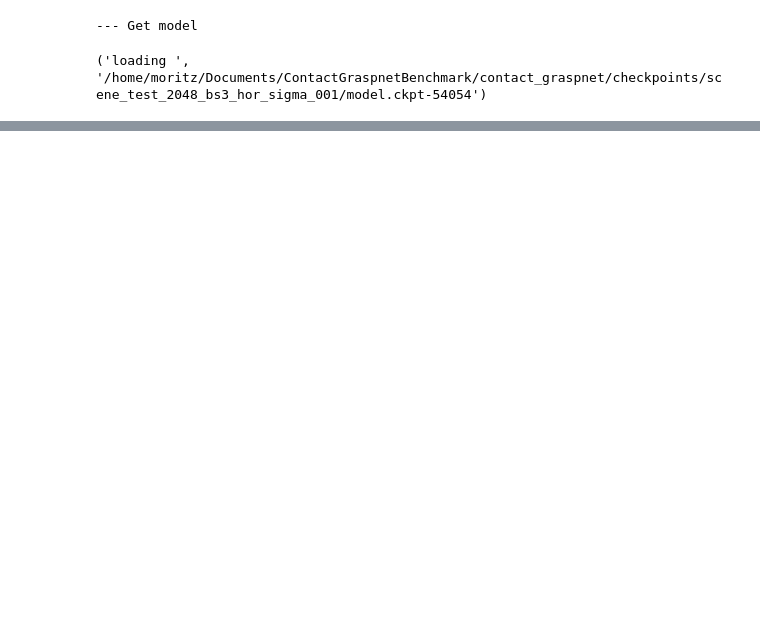
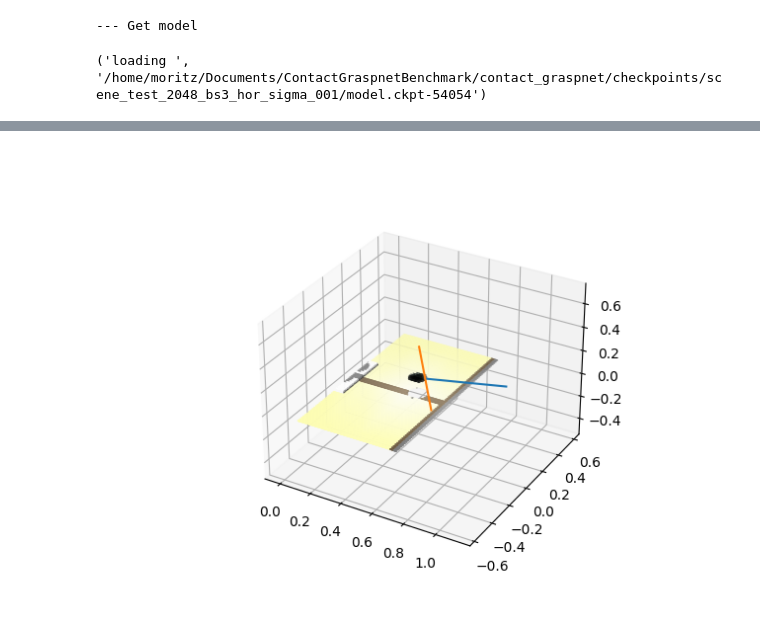
Before and after one commit to m0dd0/ContactGraspnetBenchmark, a Jupyter notebook: notebooks/02_process_sample.ipynb, the cells around one changed output, grey strips where cells are left out. Drawn from its saved outputs; the diff is of its cells as text; code cells hidden in the pictures; blank space fills up the shorter version.

```diff
--- a/notebooks/02_process_sample.ipynb
+++ b/notebooks/02_process_sample.ipynb
@@ -76,9 +76,11 @@ Generated 56 grasps for object -1
 # %%
-mlab_pose_vis(
-    full_pc,
-    [max(postprocessor.intermediate_results["all_grasps_paper"], key=lambda g: g.score)],
-    dataset.transform.intermediate_results["full_pc_colors"],
-)
+full_pc_colors = dataset.transform.intermediate_results["full_pc_colors"]
+
+# vis.mlab_pose_vis(
+#     full_pc,
+#     [max(postprocessor.intermediate_results["all_grasps_paper"], key=lambda g: g.score)],
+#     full_pc_colors,
+# )
 
 # mlab_pose_vis(
 #     segmented_pc,
@@ -99,0 +102,13 @@ world_grasps_ax(ax, sample.rgb, [best_grasp_world], sample.cam_intrinsics, sampl
+# %%
+N = 10
+
+cam2world_coord = Cam2WorldCoordConverter()
+pc_world = np.array([cam2world_coord(p, sample.cam_pos, sample.cam_rot) for p in full_pc[::N]])
+
+fig = plt.figure()
+ax = fig.add_subplot(projection='3d', computed_zorder=False)
+
+vis.grasp6D_ax(ax, best_grasp_world, pc_world, full_pc_colors[::N])
+vis.set_axes_equal(ax)
+# %% [output]
+[figure, added]
```
Also changed, not shown: parts of 6 cells of this notebook.
